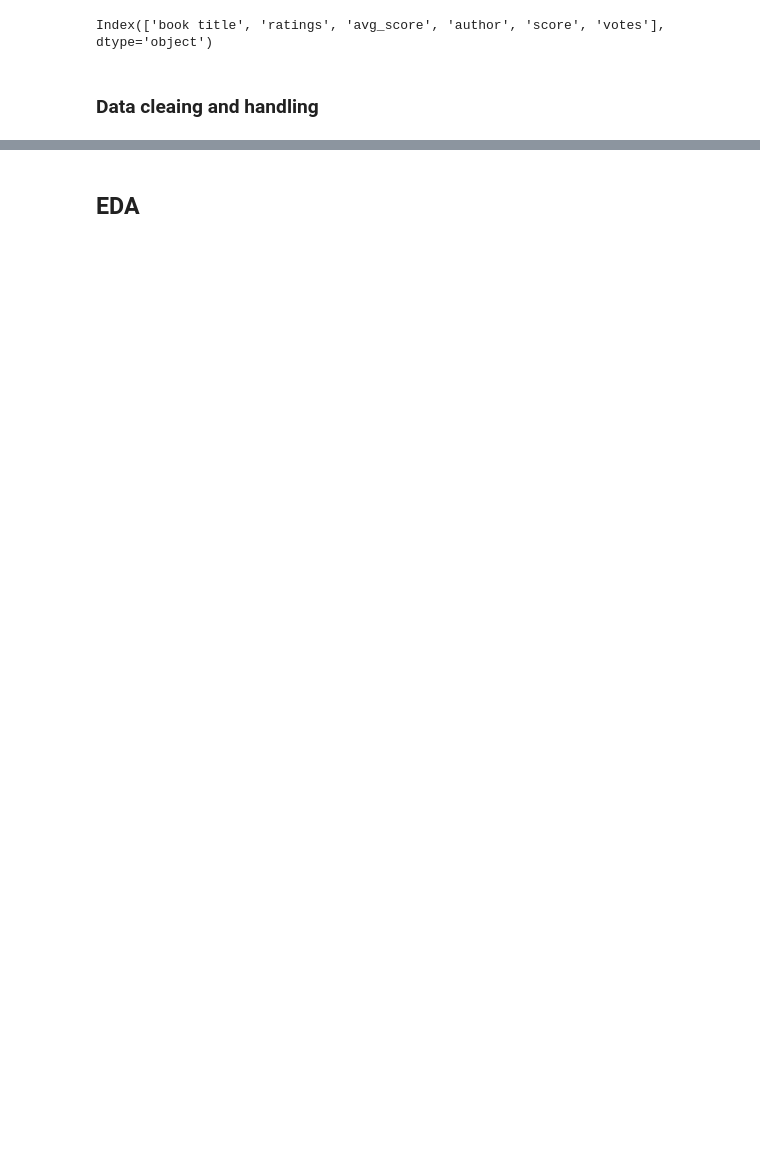
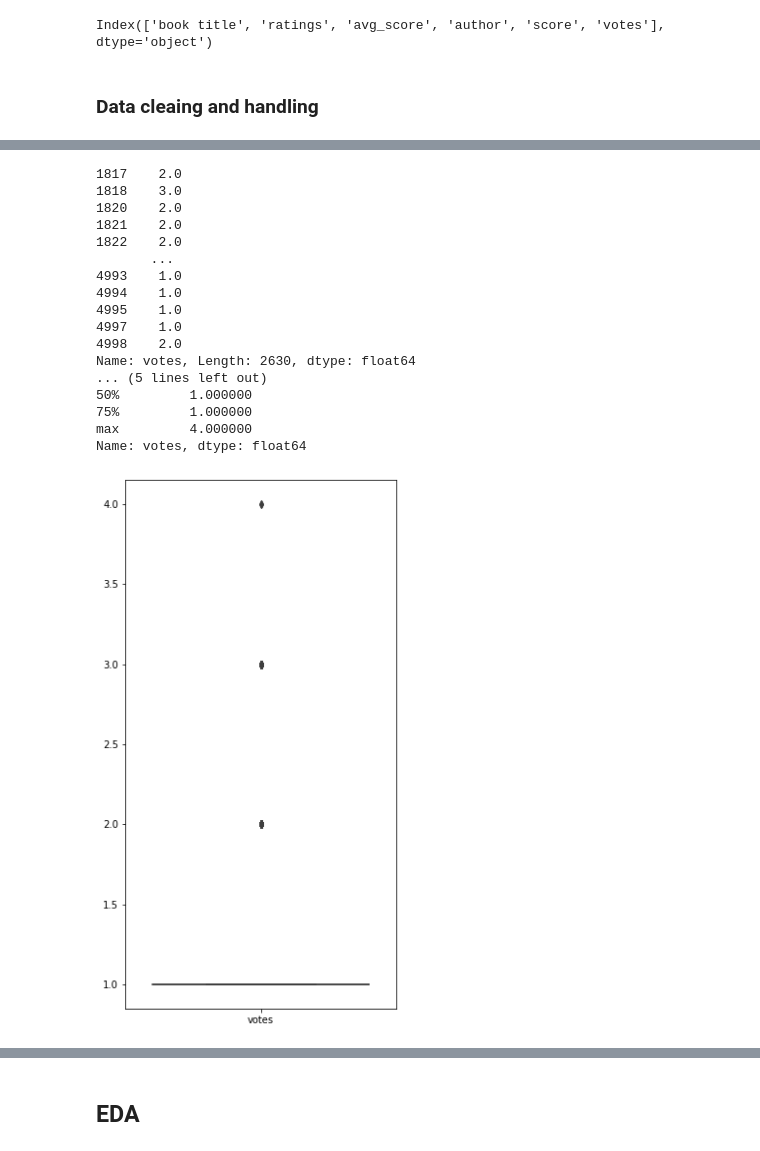
Before and after one commit to chandru1003/Data--Projects, a Jupyter notebook: Web scraping/Goodreads/Goodreads Web-Scraping.ipynb, the cells around one changed output, grey strips where cells are left out. Cells and saved outputs as stored; diff of their text form; code cells hidden in the pictures; blank space fills up the shorter version.

```diff
--- a/Web scraping/Goodreads/Goodreads Web-Scraping.ipynb
+++ b/Web scraping/Goodreads/Goodreads Web-Scraping.ipynb
@@ -418,6 +434,32 @@ votes         479
 dtype: int64
 # %%
 data.drop(data[data['votes'] >4].index, inplace=True)
+# %%
+votes=pd.DataFrame(data, columns=['votes'])
+print(data['votes'])
+print(data['votes'].describe())
+plt.figure(figsize=(5,10), facecolor='w')
+sns.boxplot(data=votes)
+plt.show()
+# %% [output]
+1817    2.0
+1818    3.0
+1820    2.0
+1821    2.0
+1822    2.0
+       ...
+4993    1.0
+4994    1.0
+4995    1.0
+4997    1.0
+4998    2.0
+Name: votes, Length: 2630, dtype: float64
+... (5 lines left out)
+50%         1.000000
+75%         1.000000
+max         4.000000
+Name: votes, dtype: float64
+[figure, added]
 # %%
 data["score"] = df["score"].str.split(',').str[0].astype(float)
 # %%
```
Also changed, not shown: parts of 30 cells of this notebook.
